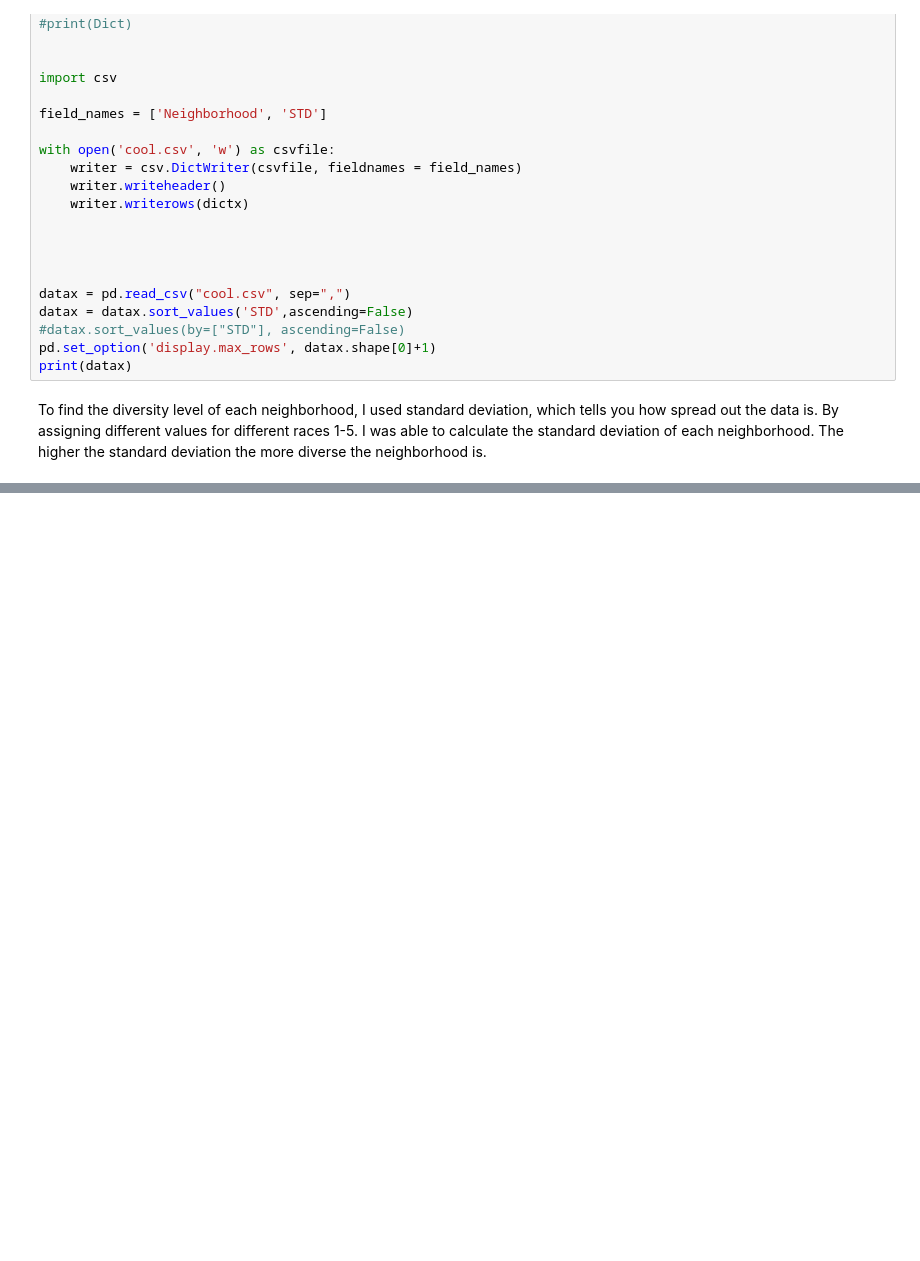
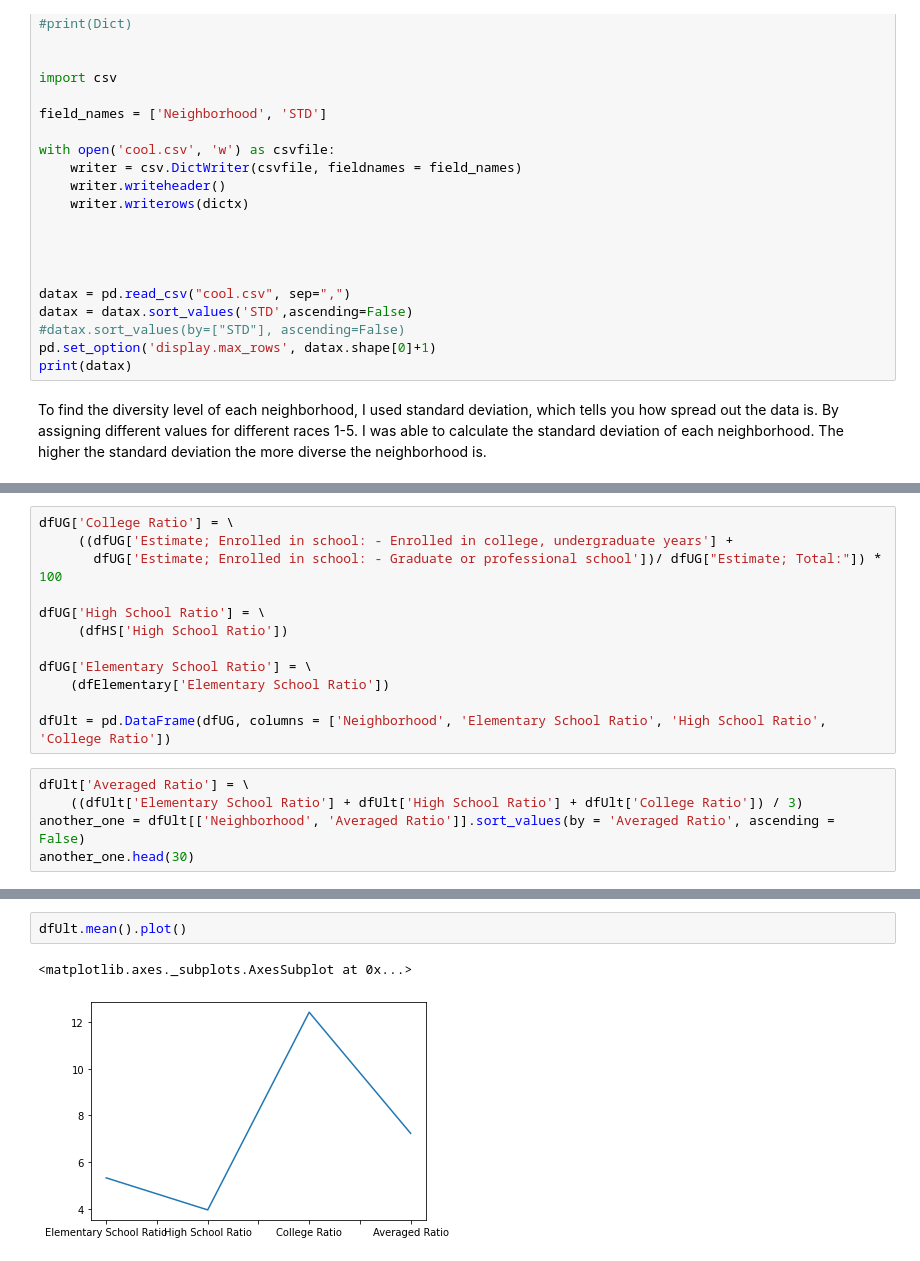
Before and after one commit to rjthescholar/FinalProject, a Jupyter notebook: Combined Data.ipynb, the cells around one changed output, grey strips where cells are left out. Saved outputs shown, nothing was run; the diff lists cells and outputs as text; blank space fills up the shorter version.

```diff
--- a/Combined Data.ipynb
+++ b/Combined Data.ipynb
@@ -122,0 +282,17 @@ By assigning different values for different races 1-5. I was able to calculate t
+# %%
+dfUG['College Ratio'] = \
+     ((dfUG['Estimate; Enrolled in school: - Enrolled in college, undergraduate years'] +
+       dfUG['Estimate; Enrolled in school: - Graduate or professional school'])/ dfUG["Estimate; Total:"]) * 100
+
+dfUG['High School Ratio'] = \
+     (dfHS['High School Ratio'])
+
+dfUG['Elementary School Ratio'] = \
+    (dfElementary['Elementary School Ratio'])
+
+dfUlt = pd.DataFrame(dfUG, columns = ['Neighborhood', 'Elementary School Ratio', 'High School Ratio', 'College Ratio'])
+# %%
+dfUlt['Averaged Ratio'] = \
+    ((dfUlt['Elementary School Ratio'] + dfUlt['High School Ratio'] + dfUlt['College Ratio']) / 3)
+another_one = dfUlt[['Neighborhood', 'Averaged Ratio']].sort_values(by = 'Averaged Ratio', ascending = False)
+another_one.head(30)
@@ -122,0 +349,5 @@ By assigning different values for different races 1-5. I was able to calculate t
+# %%
+dfUlt.mean().plot()
+# %% [output]
+<matplotlib.axes._subplots.AxesSubplot at 0x...>
+[figure, added]
```
Also changed, not shown: parts of 15 cells of this notebook.
